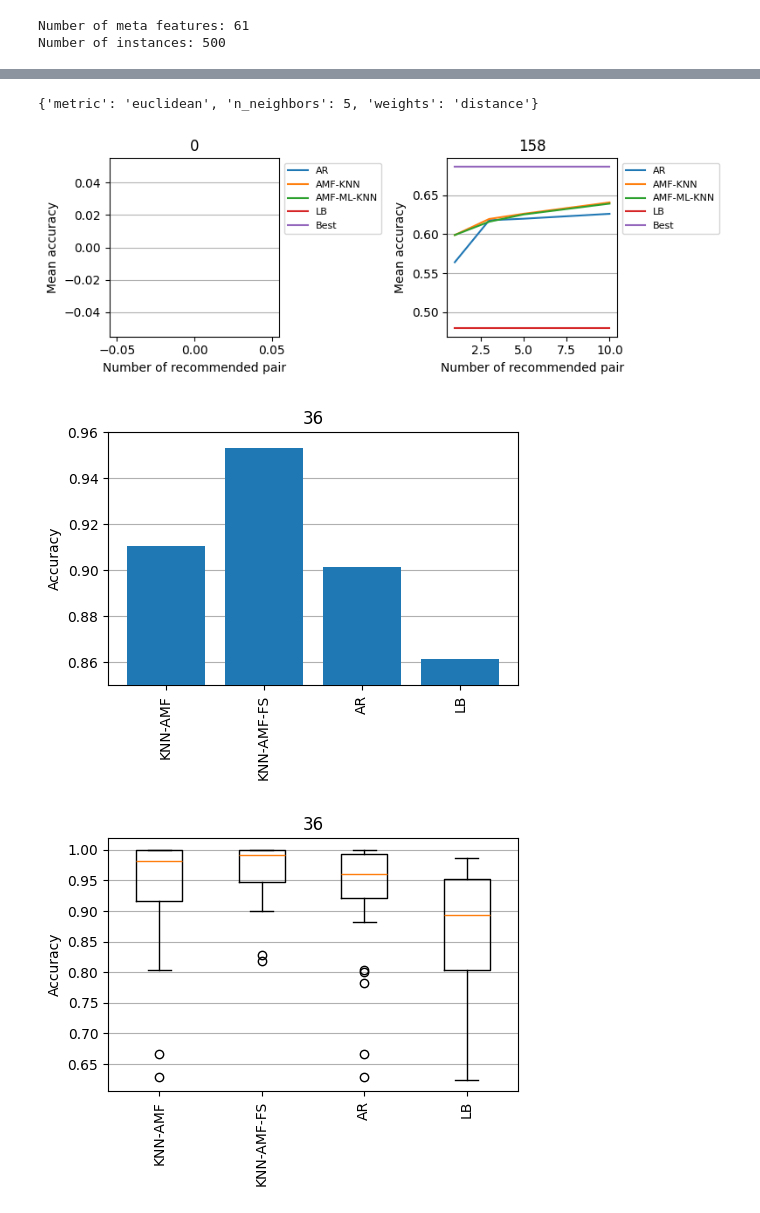
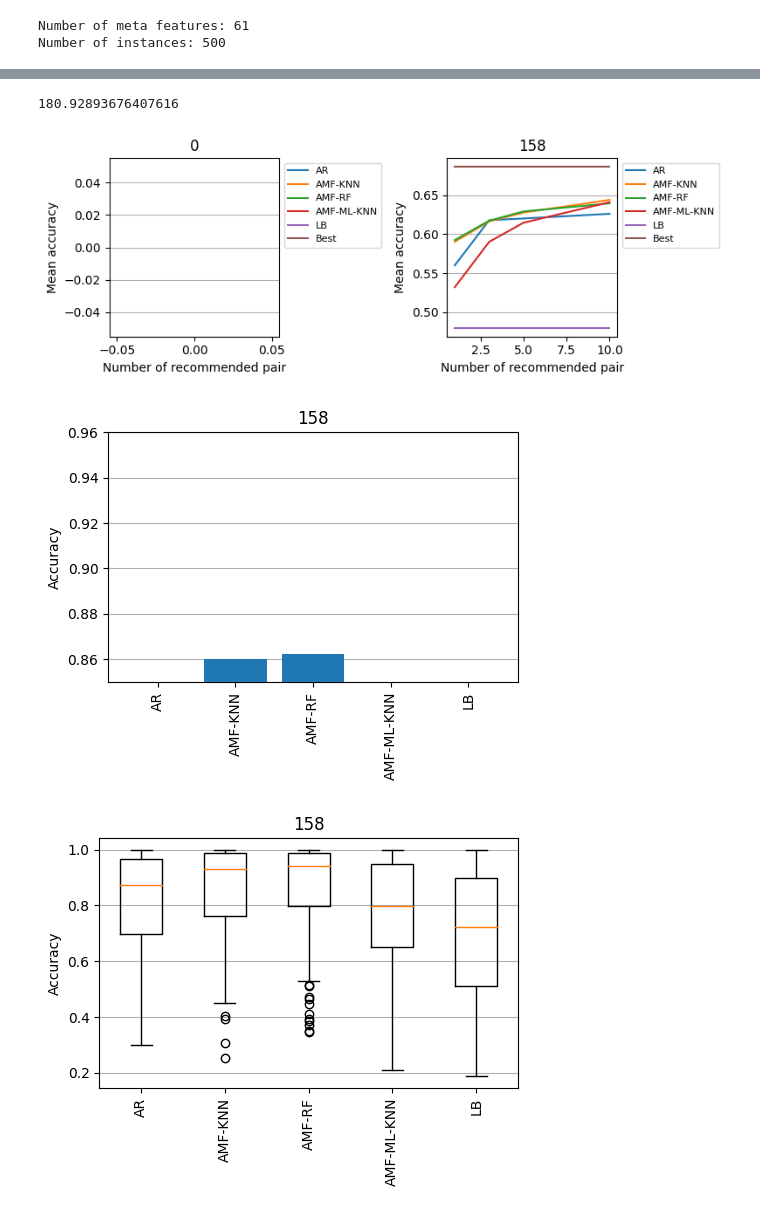
Before and after one commit to AbdoulayeDiop/simrec, a Jupyter notebook: testGA.ipynb, the cells around one changed output, grey strips where cells are left out. Drawn from its saved outputs; the diff is of its cells as text; code cells hidden in the pictures.

```diff
--- a/testGA.ipynb
+++ b/testGA.ipynb
@@ -196,5 +201,2 @@ X2 = X[:, [i for i in range(mixed_meta_df.shape[1]) if mixed_meta_df.columns.val
 Y = mixed_Y # np.concatenate((mixed_Y, numeric_Y))
 Yn = mixed_Yn # np.concatenate((mixed_Yn, numeric_Yn))
-# %%
-selected_datasets = np.array([i for i in range(mixed_X.shape[0])])
-print(len(selected_datasets))
@@ -384,14 +384,14 @@ FITNESS_EARLY_STOP_THRESH = 0.999
 
 # the pytorch neural network to train
 net = nn.Sequential(
-    nn.Linear(in_dim, 32),
+    nn.Linear(in_dim, 64),
+    # nn.ReLU(),
+    # nn.Linear(32, out_dim),
     nn.ReLU(),
-    nn.Linear(32, out_dim),
-    # nn.ReLU(),
-    # nn.Linear(1024, 512),
-    # nn.ReLU(),
-    # nn.Linear(512, Y.shape[1]),
-    # nn.Softmax(dim=1),
+    nn.Linear(64, 256),
+    nn.ReLU(),
+    nn.Linear(256, Y.shape[1]),
+    nn.Softmax(dim=1),
 ).to(device)
 
 # get the required parameter shapes
@@ -473,3 +526,7 @@ tensor([-0.2066, -0.2123, -0.2048, -0.1326, -0.2865, -0.1577, -0.2246,  0.2925,
+# %%
+(solution**2).sum()**0.5
+# %% [output]
+180.92893676407616
 # %%
 from meta_model.utils import ndcg
 from meta_model.ranking import ALL_MODELS
@@ -517,10 +577,6 @@ for train, test in cv.split(X[selected_datasets]):
 #     [np.mean([v for v in Y[selected_datasets[train], j] if v > 0]) for j in range(Y.shape[1])]
 #     for _ in test
 # ])
-# %%
-knn.get_params()
-# %% [output]
-{'metric': 'euclidean', 'n_neighbors': 5, 'weights': 'distance'}
 # %%
 similarity_pairs = benchmark_results[algorithm]["original"][eval_metric].columns
 sim_pairs_index = dict(zip(similarity_pairs, range(len(similarity_pairs))))
@@ -528,41 +584,41 @@ sim_pairs_index = dict(zip(similarity_pairs, range(len(similarity_pairs))))
 ndcg_ranks = [1, 3, 5, 10, 15, 20]
 n_bests = [1, 3, 5, 10]
 ndcg_scores = {
-    model_name: {p: np.zeros(len(selected_datasets)) for p in ndcg_ranks}
+    model_name: {p: np.zeros(len(X)) for p in ndcg_ranks}
     for model_name in predictions
 } #| {'ensemble': {p: np.zeros(meta_X.shape[0]) for p in ndcg_ranks}}
 
-lb_scores = np.zeros(len(selected_datasets))
-rb_scores = {k: np.zeros(len(selected_datasets)) for k in n_bests}
-mb_scores = np.zeros(len(selected_datasets))
+lb_scores = np.zeros(len(X))
+rb_scores = {k: np.zeros(len(X)) for k in n_bests}
+mb_scores = np.zeros(len(X))
 model_scores = {
-    model_name: {k: np.zeros(len(selected_datasets)) for k in n_bests}
+    model_name: {k: np.zeros(len(X)) for k in n_bests}
     for model_name in predictions
 } #| {'ensemble': {k: np.zeros(len(test_index)) for k in n_bests}}
 
 for name, Y_pred in predictions.items():
     Y_pred = np.array(Y_pred)
     for p in ndcg_ranks:
-        ndcg_scores[name][p] = ndcg(Yn[selected_datasets], Y_pred, p=p)
+        ndcg_scores[name][p] = ndcg(Yn, Y_pred, p=p)
 
 for name, Y_pred in predictions.items():
     Y_pred = np.array(Y_pred)
     for k in n_bests:
         model_scores[name][k] = np.array(
-            [max(y[y > -1][np.argsort(-Y_pred[i][y > -1])[:k]]) for i, y in enumerate(Y[selected_datasets])])
+            [max(y[y > -1][np.argsort(-Y_pred[i][y > -1])[:k]]) for i, y in enumerate(Y)])
 
 for k in n_bests:
     rb_scores[k] = np.array(
-        [max(np.random.choice(y[y > -1], k)) for y in Y[selected_datasets]])
+        [max(np.random.choice(y[y > -1], k)) for y in Y])
 
-lb_scores = Y[selected_datasets][:, sim_pairs_index[baseline_pairs[algorithm]]]
-mb_scores = np.array([max(y) for y in Y[selected_datasets]])
+lb_scores = Y[:, sim_pairs_index[baseline_pairs[algorithm]]]
+mb_scores = np.array([max(y) for y in Y])
 # %%
 import matplotlib.pyplot as plt
 
 list_indices = [
-    [i for i, y in enumerate(Y[selected_datasets]) if np.mean(1 - y[y>0]/max(y[y>0])) < 0.0], #test_index[i] in base_datasets and # i in test and
-    [i for i, y in enumerate(Y[selected_datasets]) if np.mean(1 - y[y>0]/max(y[y>0])) >= 0.]
+    [i for i, y in enumerate(Y) if np.mean(1 - y[y>-1]/max(y[y>-1])) < 0.0], #test_index[i] in base_datasets and # i in test and
+    [i for i, y in enumerate(Y) if np.mean(1 - y[y>-1]/max(y[y>-1])) >= 0.]
 ]
 rows, cols = 1, len(list_indices)
 plt.figure(figsize=(cols*4, rows*3))
@@ -595,41 +651,41 @@ plt.tight_layout()
 # plt.savefig("output/mean_acc2.svg")
 plt.show()
 # %% [output]
-[figure, old version]
+[figure, new version]
 # %%
 import matplotlib.pyplot as plt
 
-indices = [i for i, y in enumerate(Y[selected_datasets]) if np.mean(1 - y[y>0]/max(y[y>0])) >= 0]
+indices = [i for i, y in enumerate(Y) if np.mean(1 - y[y>-1]/max(y[y>-1])) >= 0]
 
 exclude = []
 scores = {k:v for k, v in model_scores.items() if k not in exclude}
 # scores["RB"] = rb_scores
 scores["LB"] = lb_scores
 
 y = {key: [] for key in scores}
 k = 1
 best_scores = mb_scores[indices]
 for name, score in scores.items():
     u = score[indices] if name in ["LB", "Best"] else score[k][indices]
     y[name] = np.mean(u/best_scores)
 
 plt.figure(figsize=(5, 4))
 plt.bar(y.keys(), y.values(), zorder=5)
 plt.ylabel("Accuracy")
 plt.ylim((0.85, 0.96))
 plt.xticks(rotation="vertical")
 # plt.legend(fontsize=8, loc= "upper left", bbox_to_anchor= (1, 1))
 plt.grid(axis="y")
 plt.title(len(indices))
 plt.tight_layout()
 # plt.savefig("output/mean_acc2.svg")
 plt.show()
 # %% [output]
-[figure, old version]
+[figure, new version]
 # %%
 import matplotlib.pyplot as plt
 
-indices = [i for i, y in enumerate(Y[selected_datasets]) if np.mean(1 - y[y>0]/max(y[y>0])) >= 0.]
+indices = [i for i, y in enumerate(Y) if np.mean(1 - y[y>-1]/max(y[y>-1])) >= 0.]
 
 exclude = []
 scores = {k:v for k, v in model_scores.items() if k not in exclude}
@@ -637,7 +693,7 @@ scores = {k:v for k, v in model_scores.items() if k not in exclude}
 scores["LB"] = lb_scores
 
 y = {key: [] for key in scores}
-k = 5
+k = 1
 best_scores = mb_scores[indices]
 for name, score in scores.items():
     u = score[indices] if name in ["LB", "Best"] else score[k][indices]
@@ -655,7 +711,7 @@ plt.tight_layout()
 # plt.savefig("output/mean_acc2.svg")
 plt.show()
 # %% [output]
-[figure, old version]
+[figure, new version]
 # %%
 baselines = ["LB"]
 k = 1
```
Also changed, not shown: parts of 16 cells of this notebook, 7 other files.
